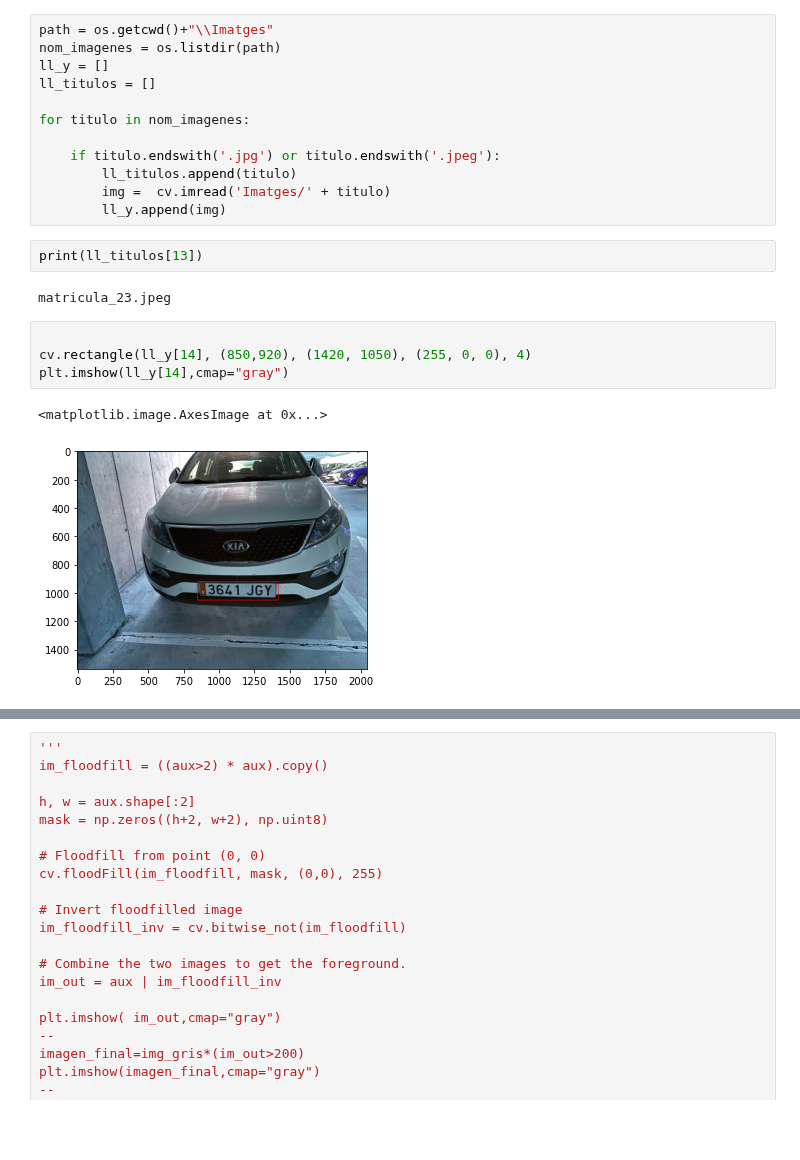
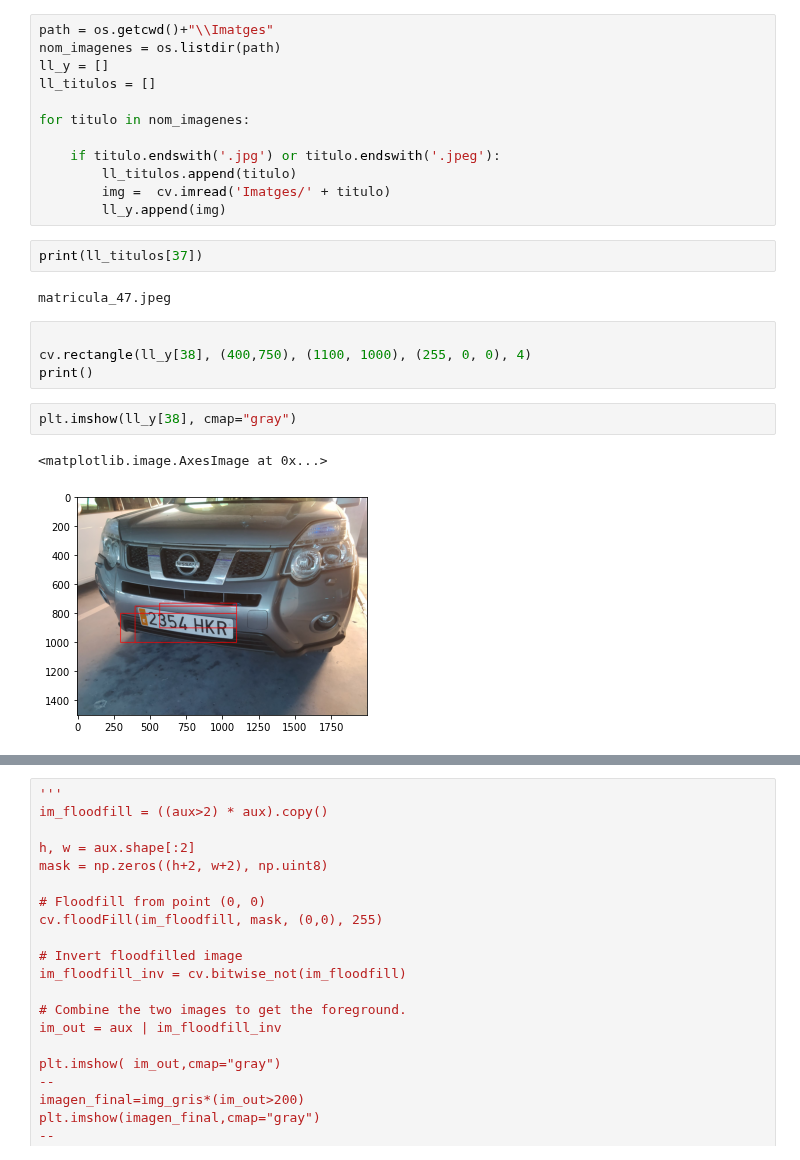
Before and after one commit to danielpaulisch/psiv2_matricules, a Jupyter notebook: dilate_contorns copy.ipynb, the cells around one changed output, grey strips where cells are left out. Cells and saved outputs as stored; diff of their text form; blank space fills up the shorter version.

Commit message:
etituitacion pocion matricula

```diff
--- a/dilate_contorns copy.ipynb
+++ b/dilate_contorns copy.ipynb
@@ -323,16 +323,18 @@ for titulo in nom_imagenes:
         img =  cv.imread('Imatges/' + titulo)
         ll_y.append(img)
 # %%
-print(ll_titulos[13])
+print(ll_titulos[37])
 # %% [output]
-matricula_23.jpeg
+matricula_47.jpeg
 # %%
 
-cv.rectangle(ll_y[14], (850,920), (1420, 1050), (255, 0, 0), 4)
-plt.imshow(ll_y[14],cmap="gray")
+cv.rectangle(ll_y[38], (400,750), (1100, 1000), (255, 0, 0), 4)
+print()
-# %% [output]
-<matplotlib.image.AxesImage at 0x...>
-[figure, removed]
+# %%
+plt.imshow(ll_y[38], cmap="gray")
+# %% [output]
+<matplotlib.image.AxesImage at 0x...>
+[figure, added]
 # %%
 dic_posicion_matricula = {'10': [(970,870), (1750, 1200)], '11':[(1050,950), (2000, 1300)], '12':[(1200,700), (2000, 1050)],
                           '13':[(500,800), (1450, 1200)], '14':[(800,1000), (1900, 1350)], '15':[(1200,900), (2000, 1150)]
```
Also changed, not shown: parts of 2 cells of this notebook.
